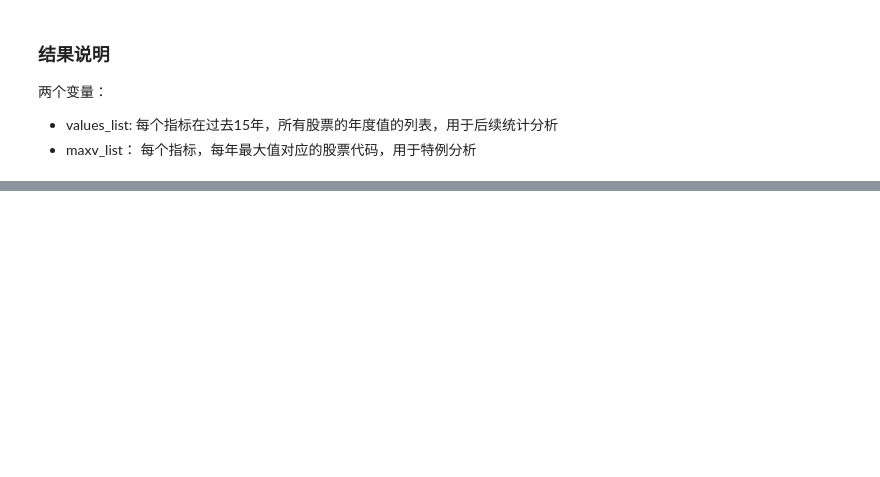
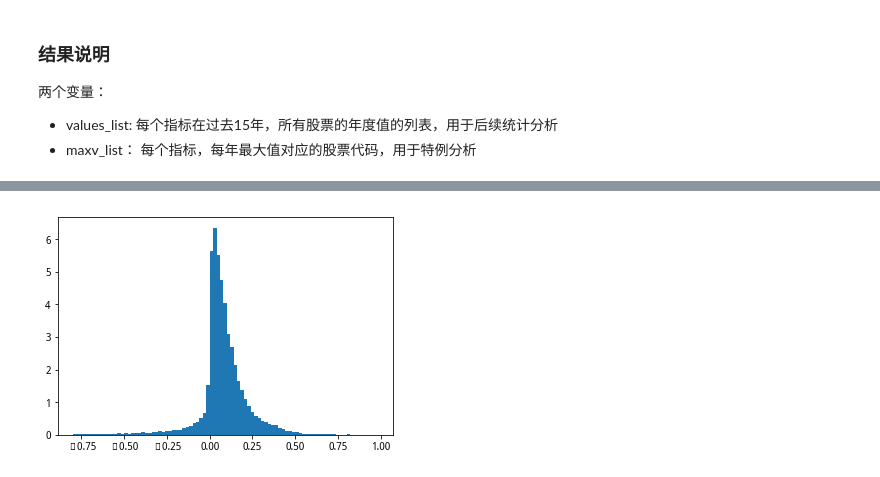
Before and after one commit to John2016/stock_scripts, a Jupyter notebook: research/roe stats.ipynb, the cells around one changed output, grey strips where cells are left out. Drawn from its saved outputs; the diff is of its cells as text; code cells hidden in the pictures; blank space fills up the shorter version.

```diff
--- a/research/roe stats.ipynb
+++ b/research/roe stats.ipynb
@@ -101,0 +148,6 @@ for factor in fac_list:
+# %%
+''' net_profit_ratio '''
+ran = np.arange(-0.8,1,0.02)
+cnt = plt.hist(values_list['net_profit_ratio'], bins=ran,density=True)
+# %% [output]
+[figure, added]
```
Also changed, not shown: parts of 34 cells of this notebook, 1 other file.
